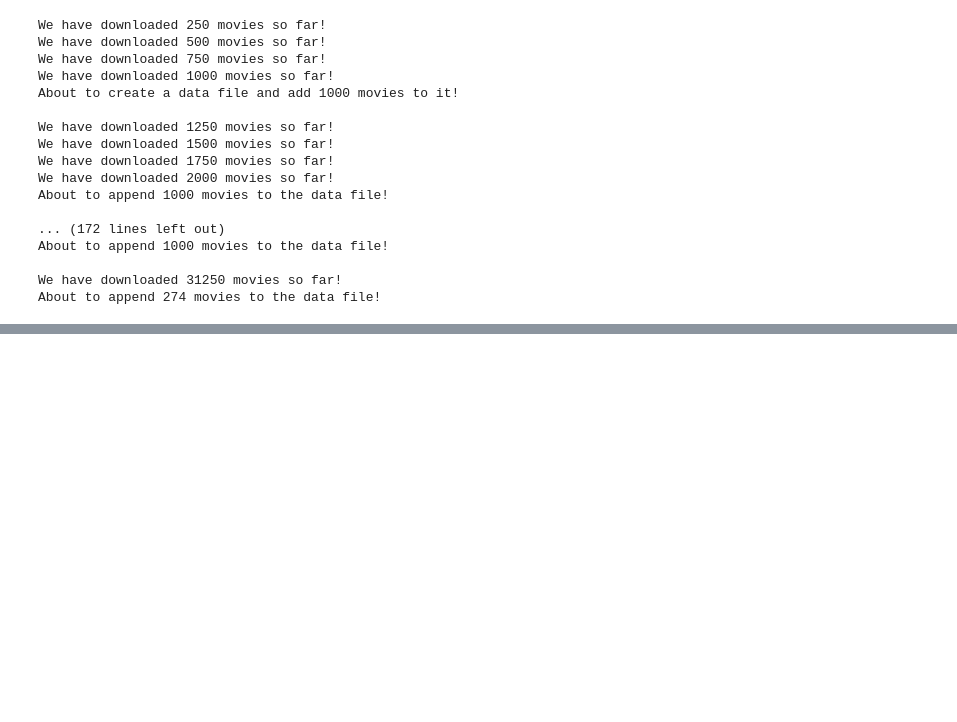
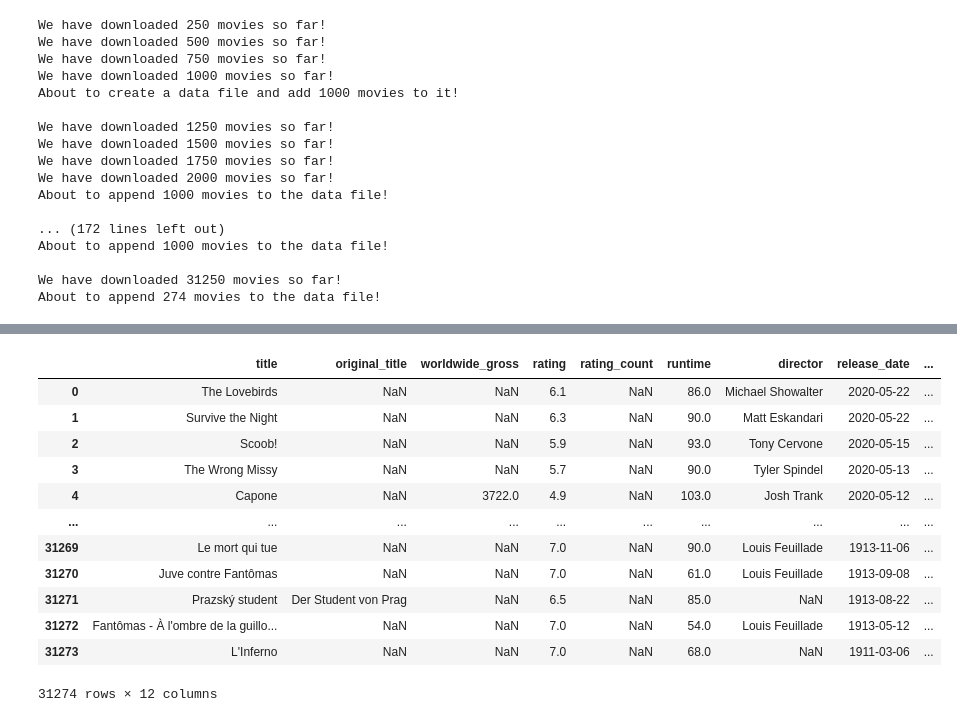
Before and after one commit to zilaeric/dpp-project, a Jupyter notebook: project.ipynb, the cells around one changed output, grey strips where cells are left out. Saved outputs shown, nothing was run; the diff lists cells and outputs as text; code cells hidden in the pictures; blank space fills up the shorter version.

```diff
--- a/project.ipynb
+++ b/project.ipynb
@@ -607 +626,19 @@ df[:-10]
+# %%
+df_obj = MovieDataFrame(csv_path='data/data.csv')
+df_obj.convert_columns()
+df_obj.df
+# %% [output]
+|  | title | original_title | worldwide_gross | rating | rating_count | runtime | director | release_date | ... |
+| 0 | The Lovebirds | NaN | NaN | 6.1 | NaN | 86.0 | Michael Showalter | 2020-05-22 | ... |
+| 1 | Survive the Night | NaN | NaN | 6.3 | NaN | 90.0 | Matt Eskandari | 2020-05-22 | ... |
+| 2 | Scoob! | NaN | NaN | 5.9 | NaN | 93.0 | Tony Cervone | 2020-05-15 | ... |
+| 3 | The Wrong Missy | NaN | NaN | 5.7 | NaN | 90.0 | Tyler Spindel | 2020-05-13 | ... |
+| 4 | Capone | NaN | 3722.0 | 4.9 | NaN | 103.0 | Josh Trank | 2020-05-12 | ... |
+| ... | ... | ... | ... | ... | ... | ... | ... | ... | ... |
+| 31269 | Le mort qui tue | NaN | NaN | 7.0 | NaN | 90.0 | Louis Feuillade | 1913-11-06 | ... |
+| 31270 | Juve contre Fantômas | NaN | NaN | 7.0 | NaN | 61.0 | Louis Feuillade | 1913-09-08 | ... |
+| 31271 | Prazský student | Der Student von Prag | NaN | 6.5 | NaN | 85.0 | NaN | 1913-08-22 | ... |
+| 31272 | Fantômas - À l'ombre de la guillo... | NaN | NaN | 7.0 | NaN | 54.0 | Louis Feuillade | 1913-05-12 | ... |
+| 31273 | L'Inferno | NaN | NaN | 7.0 | NaN | 68.0 | NaN | 1911-03-06 | ... |
+31274 rows × 12 columns
 # %%
```
Also changed, not shown: parts of 6 cells of this notebook.
